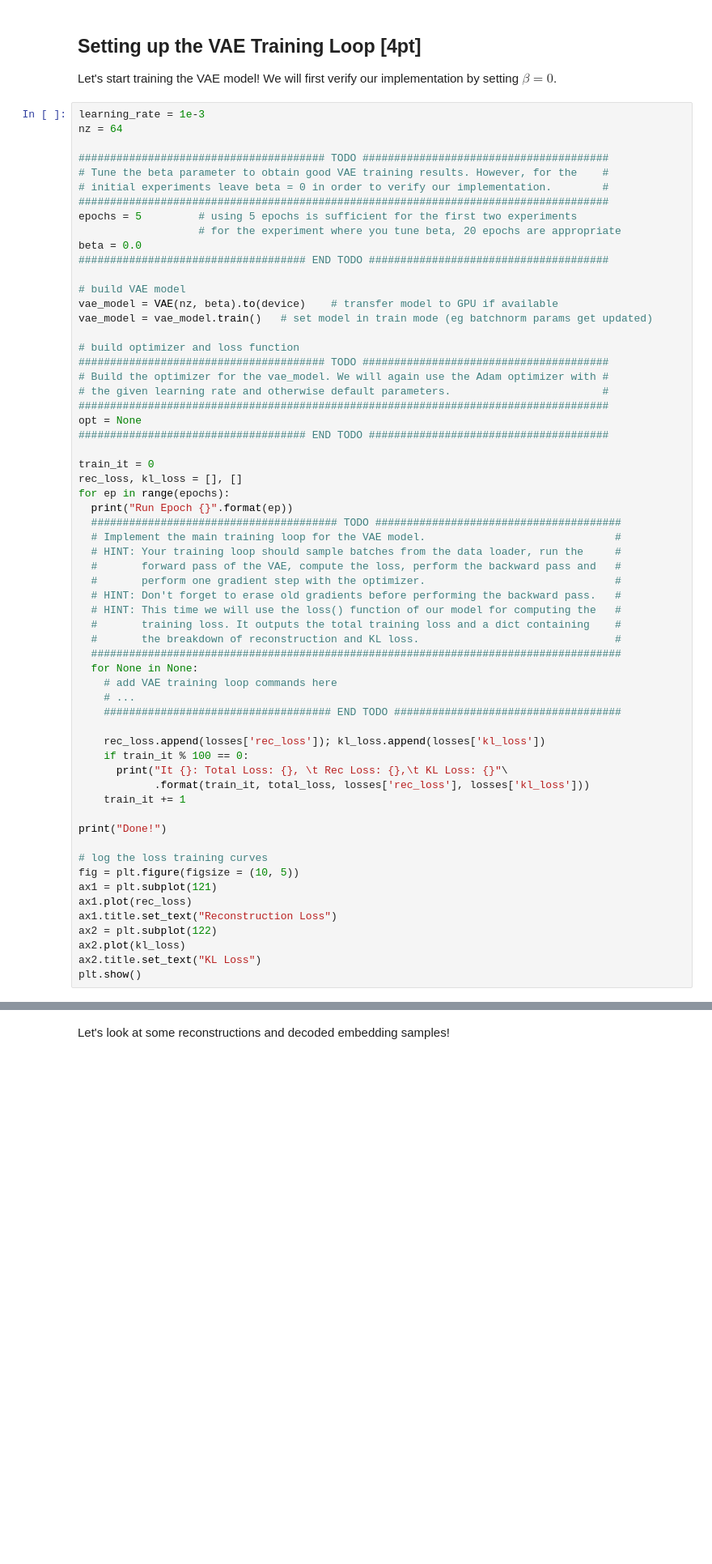
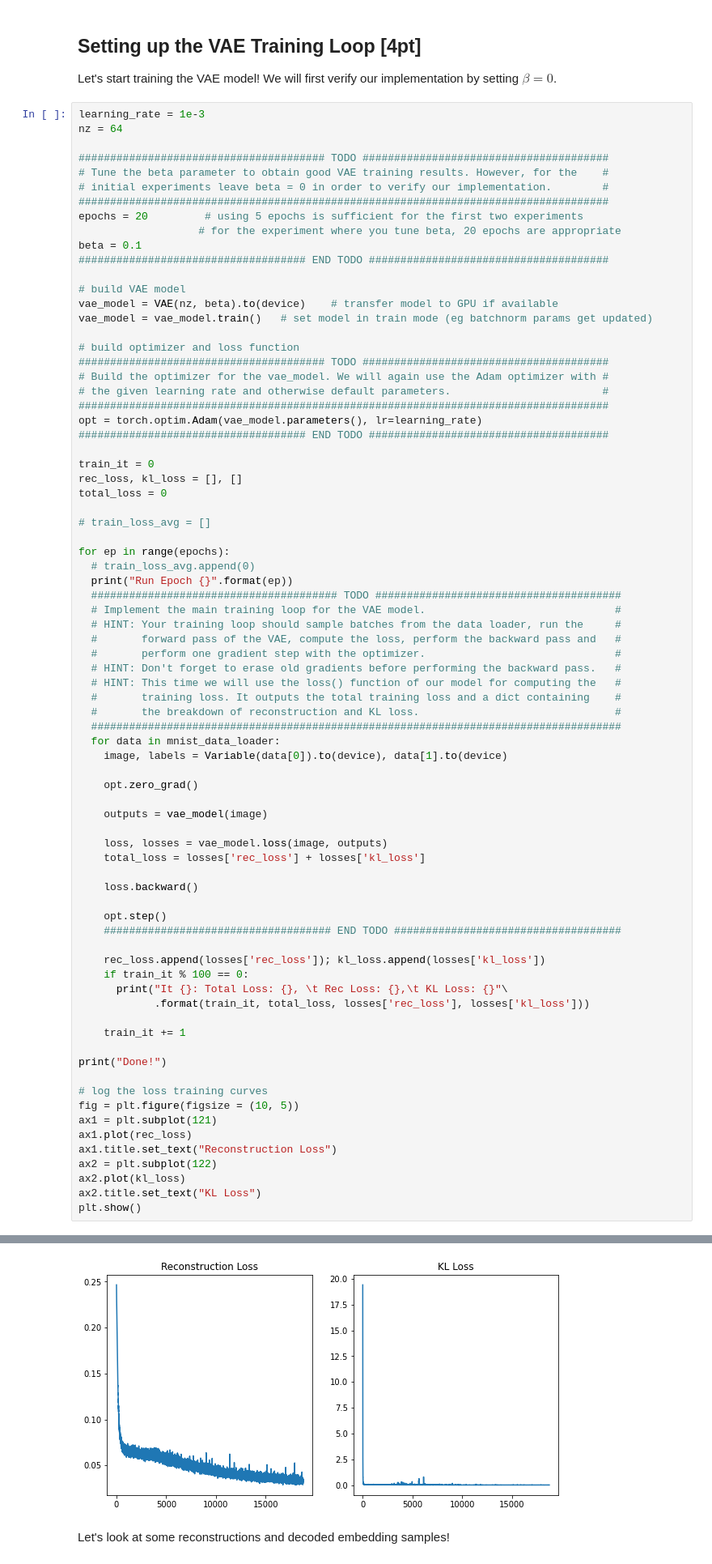
Before and after one commit to angelricardoh/Deep-Learning, a Jupyter notebook: csci-566-assignment2-master/CSCI566_Assignment2_problem_1_VAE.ipynb, the cells around one changed output, grey strips where cells are left out. Shown at 81% size. Saved outputs shown, nothing was run; the diff lists cells and outputs as text; blank space fills up the shorter version.

```diff
--- a/csci-566-assignment2-master/CSCI566_Assignment2_problem_1_VAE.ipynb
+++ b/csci-566-assignment2-master/CSCI566_Assignment2_problem_1_VAE.ipynb
@@ -484,9 +646,9 @@ nz = 64
 # Tune the beta parameter to obtain good VAE training results. However, for the    #
 # initial experiments leave beta = 0 in order to verify our implementation.        #
 ####################################################################################
-epochs = 5         # using 5 epochs is sufficient for the first two experiments
+epochs = 20         # using 5 epochs is sufficient for the first two experiments
                    # for the experiment where you tune beta, 20 epochs are appropriate
-beta = 0.0
+beta = 0.1
 #################################### END TODO ######################################
 
 # build VAE model
@@ -498,12 +660,17 @@ vae_model = vae_model.train()   # set model in train mode (eg batchnorm params g
 # Build the optimizer for the vae_model. We will again use the Adam optimizer with #
 # the given learning rate and otherwise default parameters.                        #
 ####################################################################################
-opt = None
+opt = torch.optim.Adam(vae_model.parameters(), lr=learning_rate)
 #################################### END TODO ######################################
 
 train_it = 0
 rec_loss, kl_loss = [], []
+total_loss = 0
+
+# train_loss_avg = []
+
 for ep in range(epochs):
+  # train_loss_avg.append(0)
   print("Run Epoch {}".format(ep))
   ####################################### TODO #######################################
   # Implement the main training loop for the VAE model.                              #
@@ -515,15 +682,26 @@ for ep in range(epochs):
   #       training loss. It outputs the total training loss and a dict containing    #
   #       the breakdown of reconstruction and KL loss.                               #
   ####################################################################################
-  for None in None:
-    # add VAE training loop commands here
-    # ...
+  for data in mnist_data_loader:
+    image, labels = Variable(data[0]).to(device), data[1].to(device)
+
+    opt.zero_grad()
+
+    outputs = vae_model(image)
+
+    loss, losses = vae_model.loss(image, outputs)
+    total_loss = losses['rec_loss'] + losses['kl_loss']
+
+    loss.backward()
+
+    opt.step()
     #################################### END TODO ####################################
 
     rec_loss.append(losses['rec_loss']); kl_loss.append(losses['kl_loss'])
     if train_it % 100 == 0:
       print("It {}: Total Loss: {}, \t Rec Loss: {},\t KL Loss: {}"\
             .format(train_it, total_loss, losses['rec_loss'], losses['kl_loss']))
+
     train_it += 1
 
 print("Done!")
@@ -537,3 +715,4 @@ ax2 = plt.subplot(122)
 ax2.plot(kl_loss)
 ax2.title.set_text("KL Loss")
 plt.show()
+# %% [output]
@@ -540,3 +736,4 @@ plt.show()
+[figure, added]
 # %% [markdown]
 Let's look at some reconstructions and decoded embedding samples!
 # %%
```
Also changed, not shown: parts of 13 cells of this notebook.
